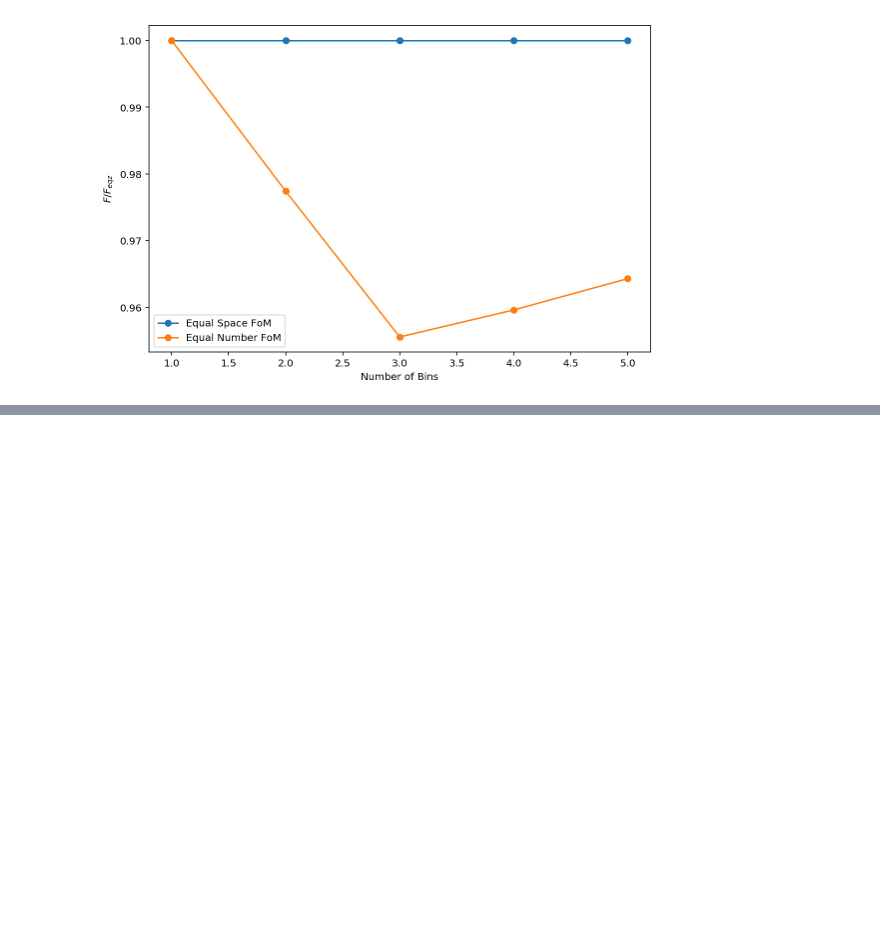
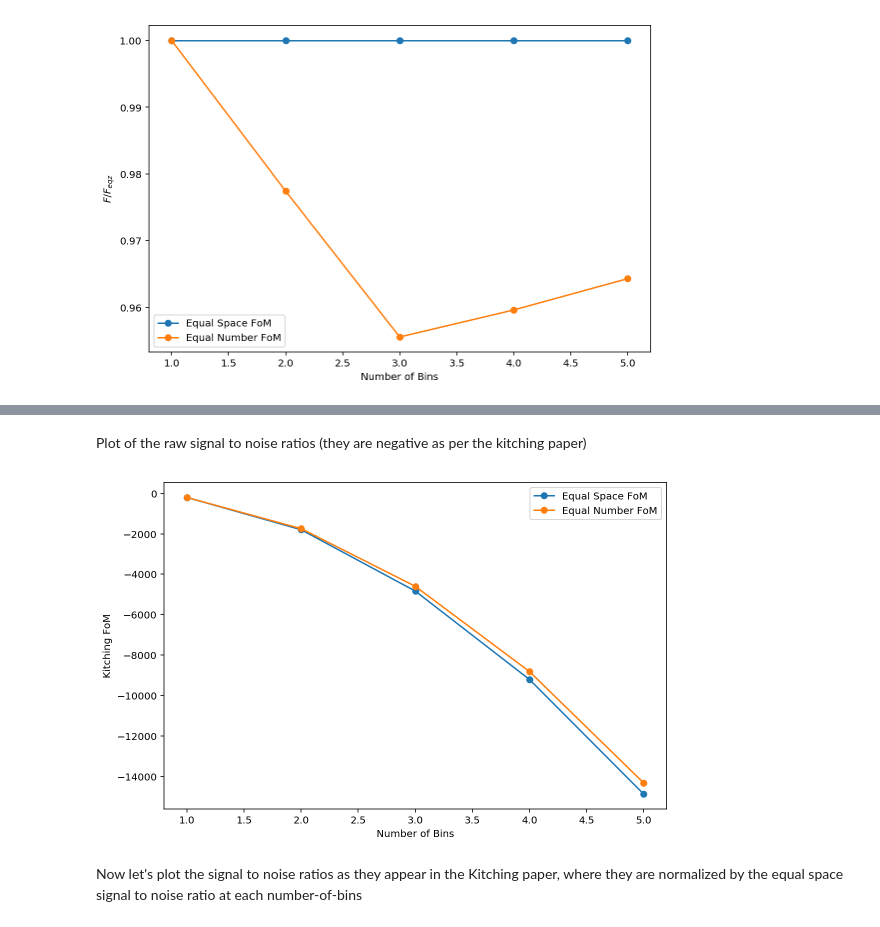
Before and after one commit to MarkusMichaelRau/Fisher, a Jupyter notebook: notebooks/comparing_binning_methods.ipynb, the cells around one changed output, grey strips where cells are left out. Cells and saved outputs as stored; diff of their text form; code cells hidden in the pictures; blank space fills up the shorter version.

```diff
--- a/notebooks/comparing_binning_methods.ipynb
+++ b/notebooks/comparing_binning_methods.ipynb
@@ -108,0 +117,14 @@ plt.show()
+# %%
+sn_ratios = np.zeros((5, 3))
+sn_ratios[:, 0] = list(range(1, 6))
+# load in equal space
+for i in range(4):
+    sn_ratios[i, 1] = np.loadtxt("../out_w0_sn_all/equal_space/%d_bins/lensing_bins_%d_delta_1.02485379e-01/w0_sn_ratio_with_cross_corr.dat"%(i+1,i+1))
+sn_ratios[4, 1] = np.loadtxt("../out_w0_sn_all/equal_space/5_bins/lensing_bins_5_delta_1.10870244e-01/w0_sn_ratio_with_cross_corr.dat")
+#load in equal number
+for i in range(5):
+    sn_ratios[i, 2] = np.loadtxt("../out_w0_sn_all/equal_num/%d_bins/lensing_bins_%d_delta_1.02485379e-01/w0_sn_ratio_with_cross_corr.dat"%(i+1,i+1))
+# %%
+df = pd.DataFrame(data=sn_ratios, columns=["Number of Bins", "Equal Space FoM", "Equal Number FoM"])\
+       .set_index("Number of Bins")\
+       .apply(lambda x: -x)
@@ -108,0 +143,10 @@ plt.show()
+# %% [markdown]
+Plot of the raw signal to noise ratios (they are negative as per the kitching paper)
+# %%
+df.plot(style='-o', figsize=(9,6))
+plt.ylabel("Kitching FoM")
+plt.show()
+# %% [output]
+[figure, added]
+# %% [markdown]
+Now let's plot the signal to noise ratios as they appear in the Kitching paper, where they are normalized by the equal space signal to noise ratio at each number-of-bins
```
Also changed, not shown: parts of 9 cells of this notebook.
